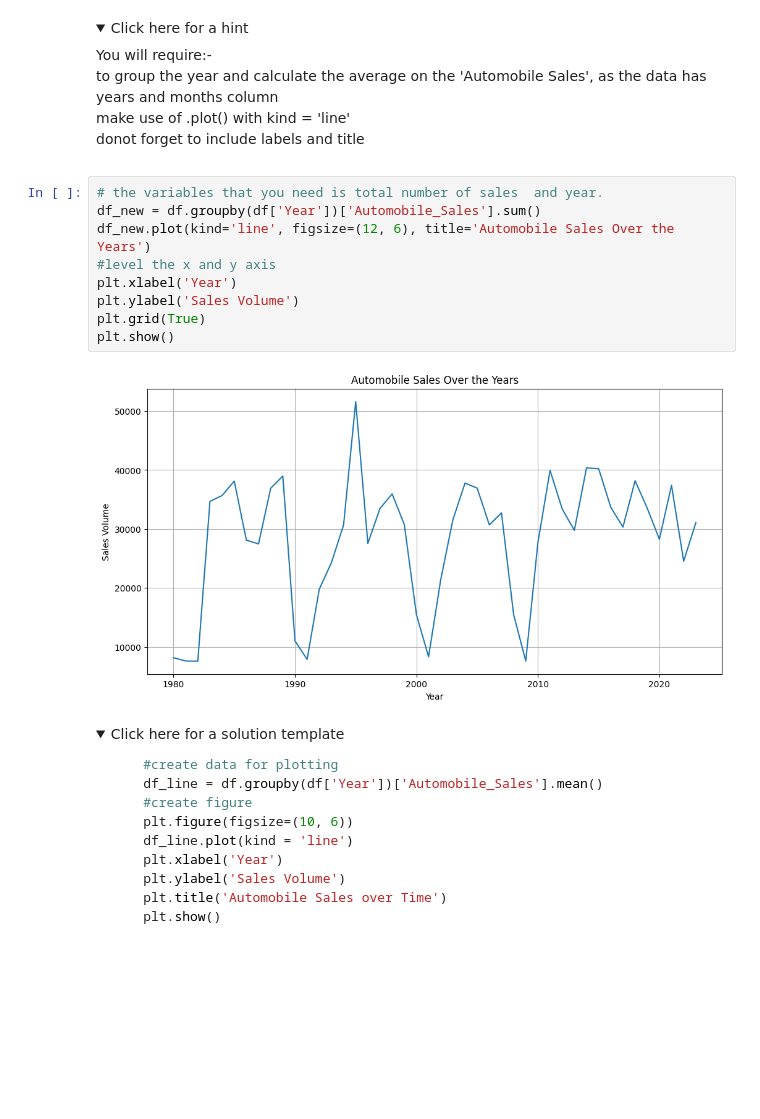
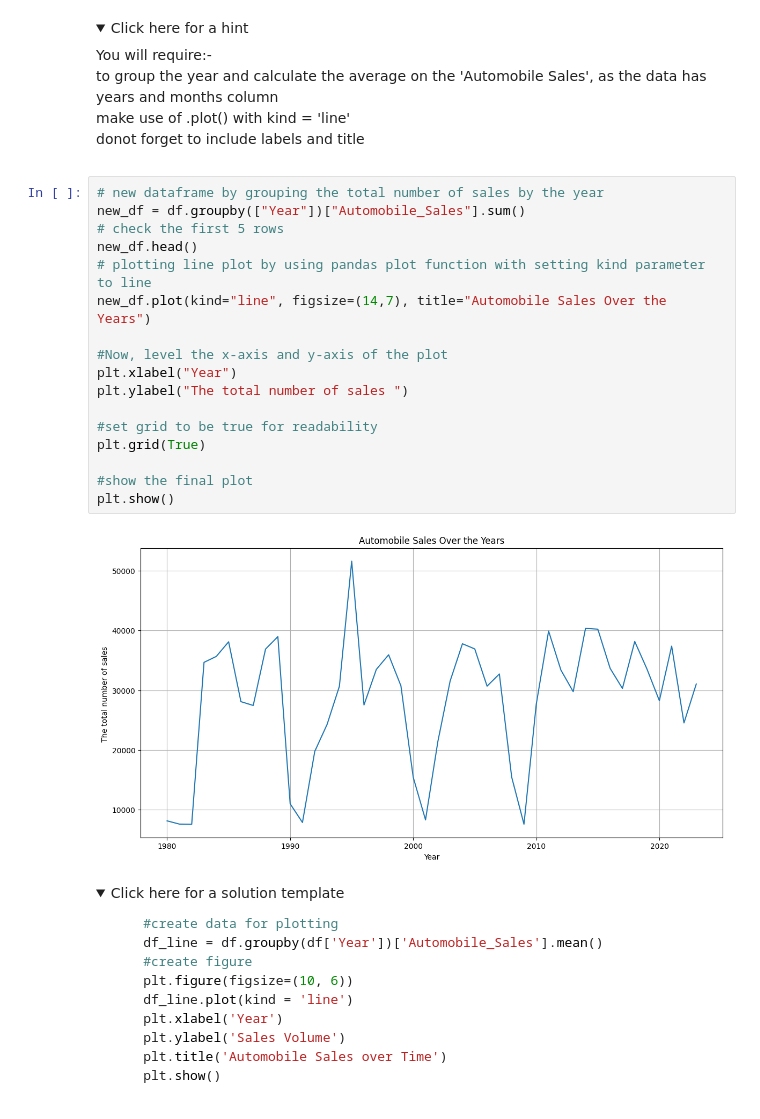
Before and after one commit to Rabinkarki123/Vehicles_Sales_Analysis_During_Recession_Period, a Jupyter notebook: IBMDeveloperSkillsNetwork-DV0101EN-SkillsNetwork_labs_v4_Final Project_DV0101EN-Exercise-Final-Assignment-Part-1-20230614-1686700800.jupyterlite (1).ipynb, the cells around one changed output. Cells and saved outputs as stored; diff of their text form; folded sections open; blank space fills up the shorter version.

Commit message:
Created a line plot using pandas plot function to show how sales volume fluctuate from year to year.

```diff
--- a/IBMDeveloperSkillsNetwork-DV0101EN-SkillsNetwork_labs_v4_Final Project_DV0101EN-Exercise-Final-Assignment-Part-1-20230614-1686700800.jupyterlite (1).ipynb
+++ b/IBMDeveloperSkillsNetwork-DV0101EN-SkillsNetwork_labs_v4_Final Project_DV0101EN-Exercise-Final-Assignment-Part-1-20230614-1686700800.jupyterlite (1).ipynb
@@ -261,16 +261,24 @@ You will require:-
 <br>donot forget to include labels and title
 </details>
 # %%
-# the variables that you need is total number of sales  and year.
-df_new = df.groupby(df['Year'])['Automobile_Sales'].sum()
-df_new.plot(kind='line', figsize=(12, 6), title='Automobile Sales Over the Years')
-#level the x and y axis
-plt.xlabel('Year')
-plt.ylabel('Sales Volume')
+# new dataframe by grouping the total number of sales by the year
+new_df = df.groupby(["Year"])["Automobile_Sales"].sum()
+# check the first 5 rows
+new_df.head()
+# plotting line plot by using pandas plot function with setting kind parameter to line
+new_df.plot(kind="line", figsize=(14,7), title="Automobile Sales Over the Years")
+
+#Now, level the x-axis and y-axis of the plot
+plt.xlabel("Year")
+plt.ylabel("The total number of sales ")
+
+#set grid to be true for readability
 plt.grid(True)
+
+#show the final plot
 plt.show()
 # %% [output]
-[figure, old version]
+[figure, new version]
 # %% [markdown]
 <details><summary>Click here for a solution template</summary>
 
```
